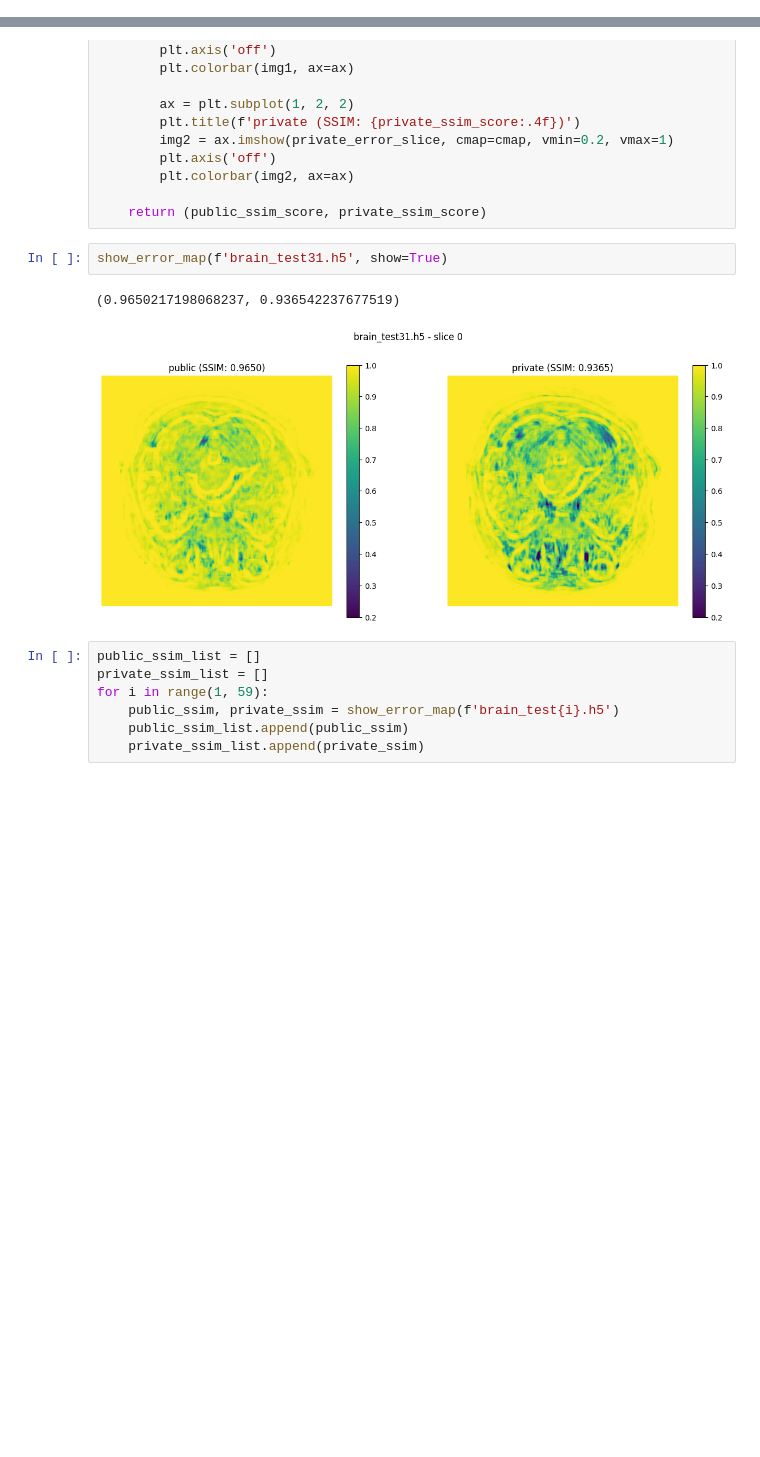
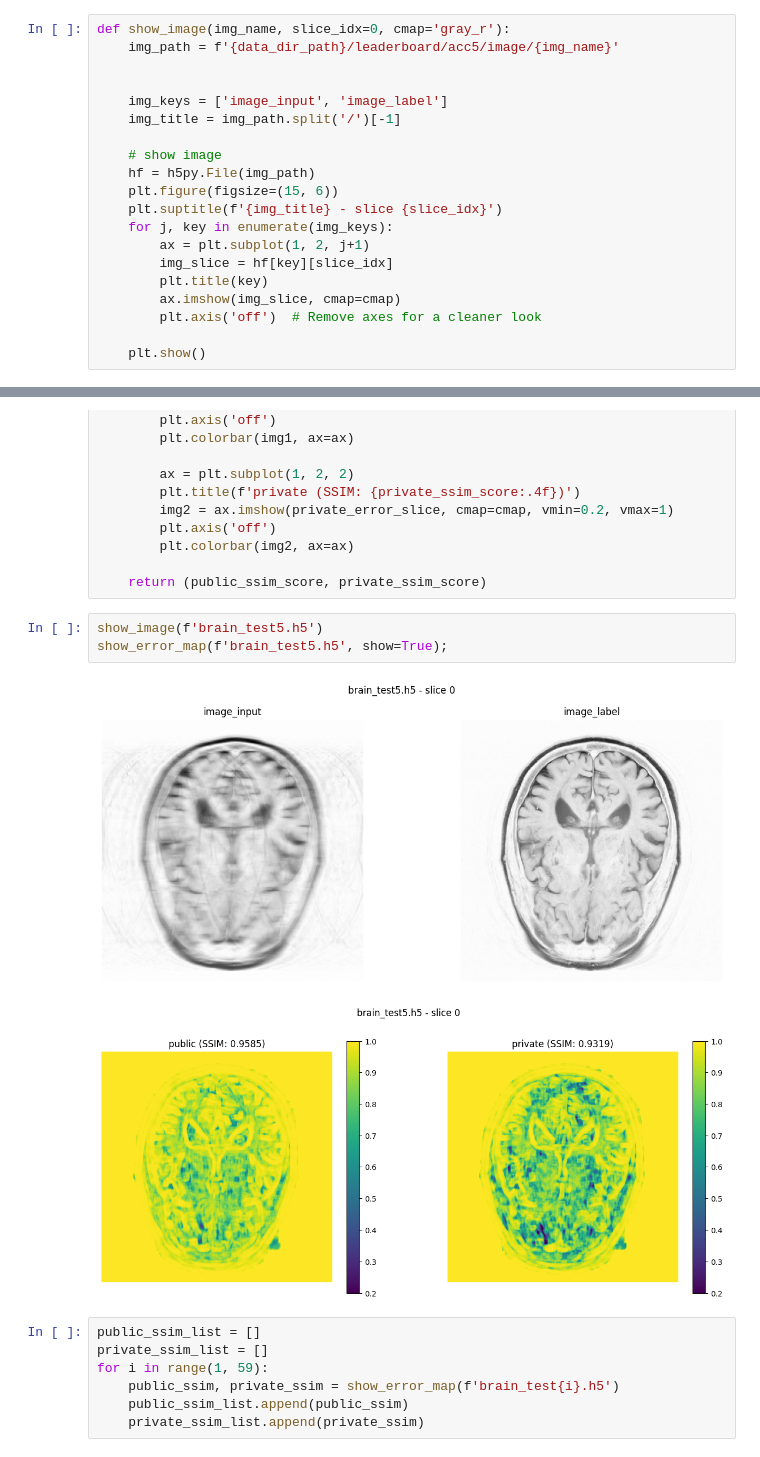
Before and after one commit to B0neh3ad/FastMRI_2024_shasha, a Jupyter notebook: recon_visualization.ipynb, the cells around one changed output, grey strips where cells are left out. Drawn from its saved outputs; the diff is of its cells as text; blank space fills up the shorter version.

```diff
--- a/recon_visualization.ipynb
+++ b/recon_visualization.ipynb
@@ -10,6 +10,26 @@ data_dir_path = os.environ['DATA_DIR_PATH']
 result_dir_path = os.environ['RESULT_DIR_PATH']
 # %% [markdown]
 ## Recon Visualization
+# %%
+def show_image(img_name, slice_idx=0, cmap='gray_r'):
+    img_path = f'{data_dir_path}/leaderboard/acc5/image/{img_name}'
+
+
+    img_keys = ['image_input', 'image_label']
+    img_title = img_path.split('/')[-1]
+
+    # show image
+    hf = h5py.File(img_path)
+    plt.figure(figsize=(15, 6))
+    plt.suptitle(f'{img_title} - slice {slice_idx}')
+    for j, key in enumerate(img_keys):
+        ax = plt.subplot(1, 2, j+1)
+        img_slice = hf[key][slice_idx]
+        plt.title(key)
+        ax.imshow(img_slice, cmap=cmap)
+        plt.axis('off')  # Remove axes for a cleaner look
+
+    plt.show()
 # %%
 def show_image_with_recon(img_name, slice_idx=0, cmap='gray_r'):
     img_path = f'{data_dir_path}/leaderboard/acc5/image/{img_name}'
@@ -126,10 +147,11 @@ def show_error_map(img_name, slice_idx=0, cmap=None, show=False):
 
     return (public_ssim_score, private_ssim_score)
 # %%
-show_error_map(f'brain_test31.h5', show=True)
+show_image(f'brain_test5.h5')
+show_error_map(f'brain_test5.h5', show=True);
 # %% [output]
-(0.9650217198068237, 0.936542237677519)
-[figure, old version]
+[figure, new version]
+[figure, added]
 # %%
 public_ssim_list = []
 private_ssim_list = []
```
Also changed, not shown: parts of 4 cells of this notebook, 1 other file.
